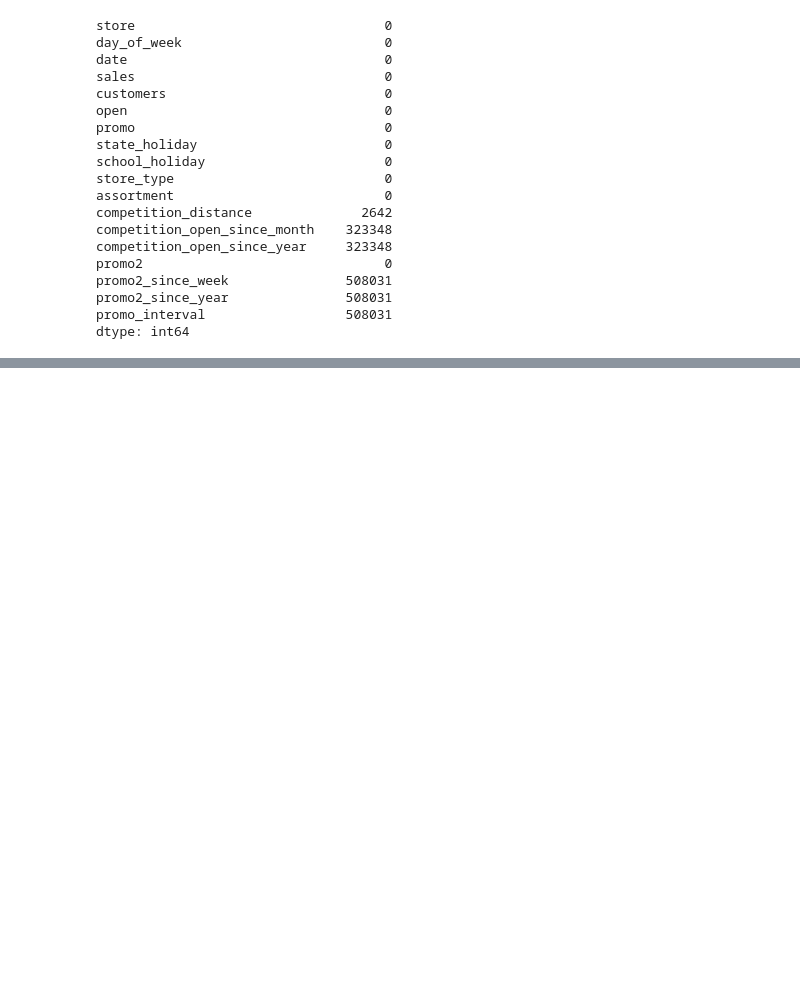
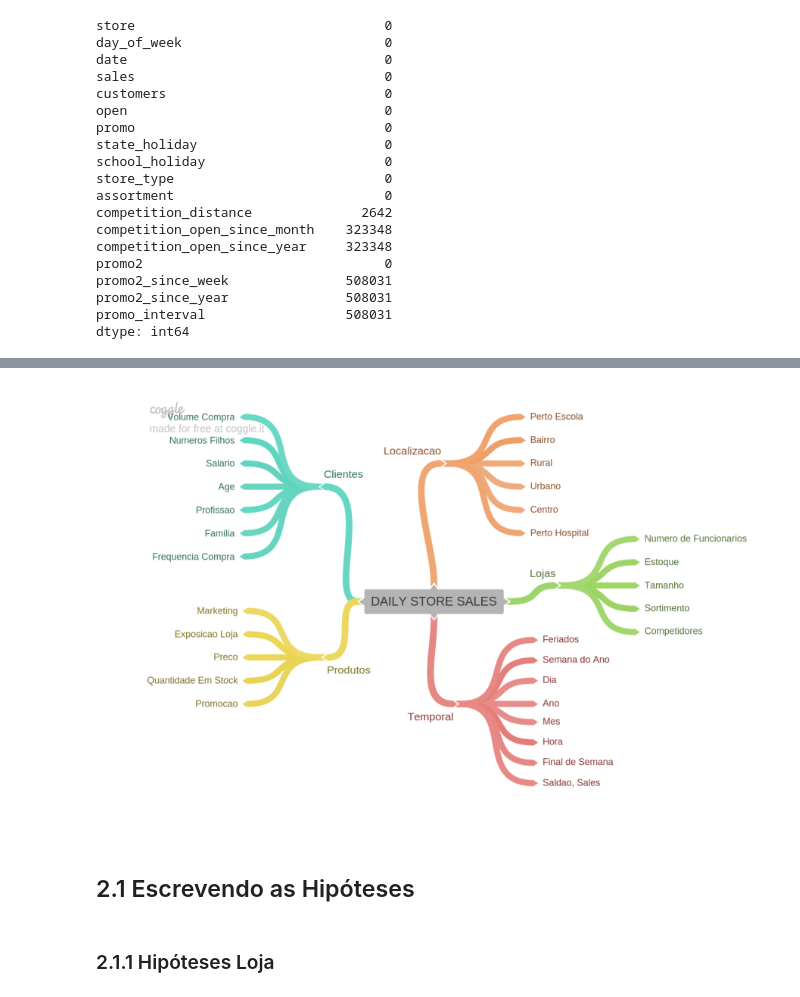
Before and after one commit to Felipe-Stoll/ds_em_producao, a Jupyter notebook: notebook/ds_em_producao.ipynb, the cells around one changed output, grey strips where cells are left out. Drawn from its saved outputs; the diff is of its cells as text; code cells hidden in the pictures; blank space fills up the shorter version.

```diff
--- a/notebook/ds_em_producao.ipynb
+++ b/notebook/ds_em_producao.ipynb
@@ -95,0 +288,8 @@ dtype: int64
+# %%
+Image('C:/Users/felip/ds_em_producao/datasets/mindmap_hypotesis.png')
+# %% [output]
+[figure, added]
+# %% [markdown]
+## 2.1 Escrevendo as Hipóteses
+# %% [markdown]
+### 2.1.1 Hipóteses Loja
```
Also changed, not shown: parts of 33 cells of this notebook.
